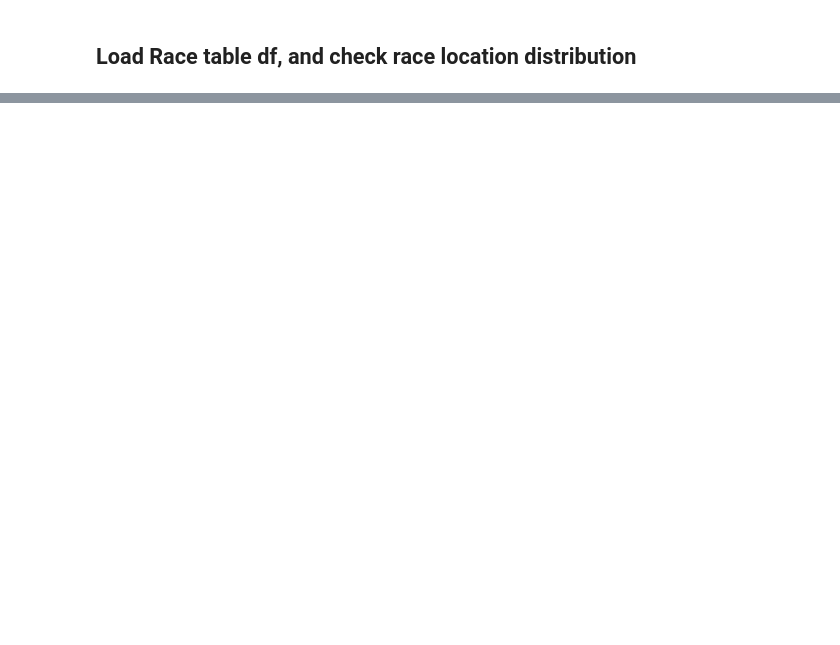
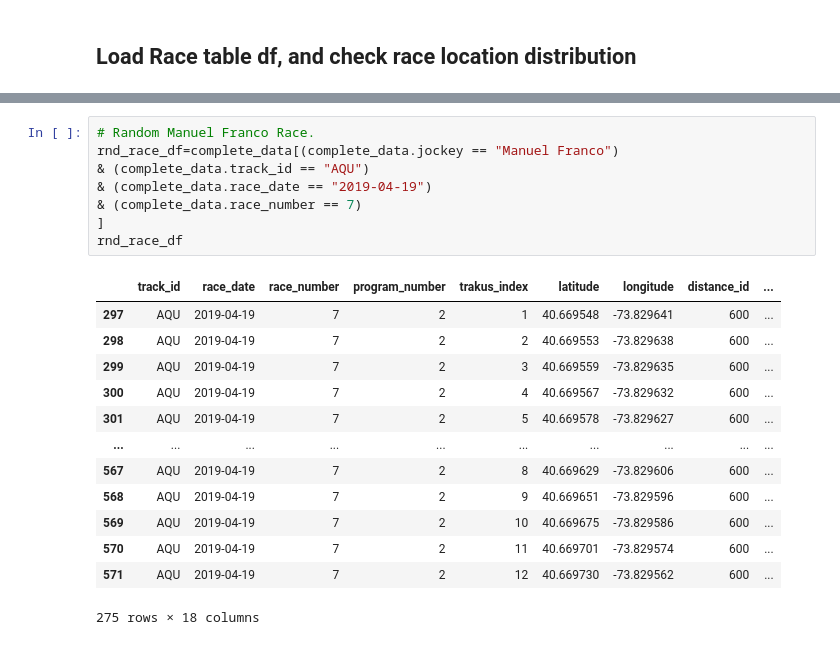
Before and after one commit to santiagoras/big-data-derby-kaggle, a Jupyter notebook: notebooks/sainth/eda.ipynb, the cells around one changed output, grey strips where cells are left out. Cells and saved outputs as stored; diff of their text form; blank space fills up the shorter version.

```diff
--- a/notebooks/sainth/eda.ipynb
+++ b/notebooks/sainth/eda.ipynb
@@ -70,0 +84,22 @@ race_data['race_type'].value_counts().plot(kind='bar')
+# %%
+# Random Manuel Franco Race.
+rnd_race_df=complete_data[(complete_data.jockey == "Manuel Franco")
+& (complete_data.track_id == "AQU")
+& (complete_data.race_date == "2019-04-19")
+& (complete_data.race_number == 7)
+]
+rnd_race_df
+# %% [output]
+|  | track_id | race_date | race_number | program_number | trakus_index | latitude | longitude | distance_id | ... |
+| 297 | AQU | 2019-04-19 | 7 | 2 | 1 | 40.669548 | -73.829641 | 600 | ... |
+| 298 | AQU | 2019-04-19 | 7 | 2 | 2 | 40.669553 | -73.829638 | 600 | ... |
+| 299 | AQU | 2019-04-19 | 7 | 2 | 3 | 40.669559 | -73.829635 | 600 | ... |
+| 300 | AQU | 2019-04-19 | 7 | 2 | 4 | 40.669567 | -73.829632 | 600 | ... |
+| 301 | AQU | 2019-04-19 | 7 | 2 | 5 | 40.669578 | -73.829627 | 600 | ... |
+| ... | ... | ... | ... | ... | ... | ... | ... | ... | ... |
+| 567 | AQU | 2019-04-19 | 7 | 2 | 8 | 40.669629 | -73.829606 | 600 | ... |
+| 568 | AQU | 2019-04-19 | 7 | 2 | 9 | 40.669651 | -73.829596 | 600 | ... |
+| 569 | AQU | 2019-04-19 | 7 | 2 | 10 | 40.669675 | -73.829586 | 600 | ... |
+| 570 | AQU | 2019-04-19 | 7 | 2 | 11 | 40.669701 | -73.829574 | 600 | ... |
+| 571 | AQU | 2019-04-19 | 7 | 2 | 12 | 40.669730 | -73.829562 | 600 | ... |
+275 rows × 18 columns
```
Also changed, not shown: parts of 15 cells of this notebook, 1 other file.
